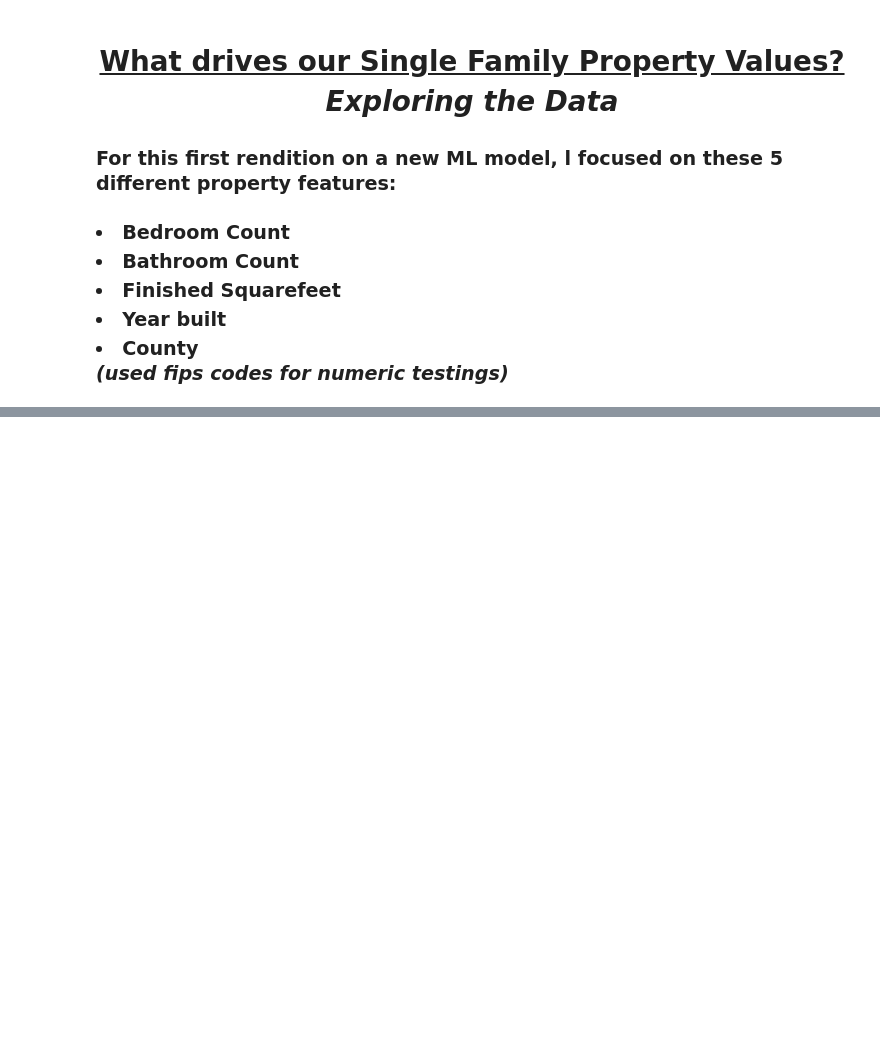
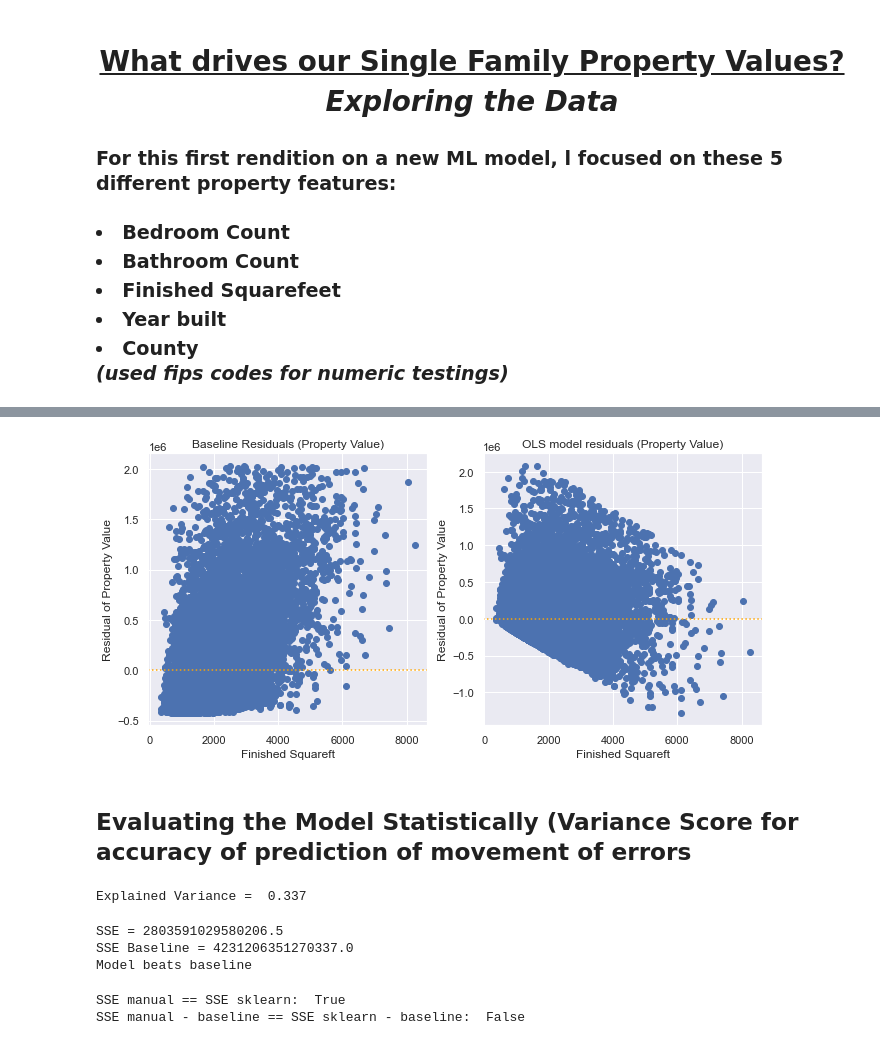
Before and after one commit to jeneyring/Regression_Final_Report, a Jupyter notebook: Final_Report.ipynb, the cells around one changed output, grey strips where cells are left out. Saved outputs shown, nothing was run; the diff lists cells and outputs as text; code cells hidden in the pictures; blank space fills up the shorter version.

```diff
--- a/Final_Report.ipynb
+++ b/Final_Report.ipynb
@@ -92,0 +176,5 @@ plt.show()
+# %%
+from sklearn.linear_model import LinearRegression
+# create the model object and fit the model to train_scaled data
+model = LinearRegression().fit(X_train, y_train)
+predictions = model.predict(X_train)
@@ -92,0 +183,7 @@ plt.show()
+# %%
+baseline = train_scaled.taxvaluedollarcnt.mean()
+train_scaled['yhat'] = predictions
+
+#let's add the baseline to the the dataframe
+train_scaled['baseline'] = train_scaled.taxvaluedollarcnt.mean()
+train_scaled.head()
@@ -92,0 +199,5 @@ plt.show()
+# %%
+# first I need to create residuals (ie residuals = actual - predicted)
+train_scaled['residual'] = train_scaled.taxvaluedollarcnt - train_scaled.yhat
+train_scaled['baseline_residual'] = train_scaled.taxvaluedollarcnt - train_scaled.baseline
+train_scaled.head()
@@ -92,0 +211,59 @@ plt.show()
+# %%
+#Let's plot!
+#Here are the residual plots (calculated finished square feet vs residual)
+
+###METHODS USED:
+
+plt.figure(figsize = (11,5))
+
+plt.subplot(121)
+plt.scatter(train_scaled.calculatedfinishedsquarefeet, train_scaled.baseline_residual)
+plt.axhline(y = 0, ls = ':', color ='orange')
+plt.xlabel('Finished Squareft')
+plt.ylabel('Residual of Property Value')
+plt.title('Baseline Residuals (Property Value)')
+
+plt.subplot(122)
+plt.scatter(train_scaled.calculatedfinishedsquarefeet, train_scaled.residual)
+plt.axhline(y = 0, ls = ':', color ='orange')
+plt.xlabel('Finished Squareft')
+plt.ylabel('Residual of Property Value')
+plt.title('OLS model residuals (Property Value)');
+# %% [output]
+[figure, added]
+# %% [markdown]
+## Evaluating the Model Statistically (Variance Score for accuracy of prediction of movement of errors
+# %%
+from sklearn.metrics import explained_variance_score
+#creating an explained variance score to determine the dipersion of errors in the data set
+## (aka, how much of the data the model can accurately predict...)
+evs = explained_variance_score(train_scaled.taxvaluedollarcnt, train_scaled.yhat)
+print('Explained Variance = ', round(evs,3))
+# %% [output]
+Explained Variance =  0.337
+# %%
+#SUM OF SQUARED ERRORS:
+SSE = train_scaled['residual^2'].sum()
+SSE_baseline = train_scaled['baseline_residual^2'].sum()
+
+print('SSE =', "{:.1f}".format(SSE))
+print("SSE Baseline =", "{:.1f}".format(SSE_baseline))
+if SSE < SSE_baseline:
+    print ('Model beats baseline')
+else:
+    print ('Baseline beats model')
+# %% [output]
+SSE = 2803591029580206.5
+SSE Baseline = 4231206351270337.0
+Model beats baseline
+# %%
+from sklearn.metrics import mean_squared_error
+
+SSE2 = mean_squared_error(train_scaled.taxvaluedollarcnt, train_scaled.yhat)*len(train_scaled)
+SSE2_baseline = mean_squared_error(train_scaled.taxvaluedollarcnt, train_scaled.baseline)*len(train_scaled)
+
+print("SSE manual == SSE sklearn: ", SSE == SSE2)
+print("SSE manual - baseline == SSE sklearn - baseline: ", SSE_baseline == SSE2_baseline)
+# %% [output]
+SSE manual == SSE sklearn:  True
+SSE manual - baseline == SSE sklearn - baseline:  False
```
Also changed, not shown: parts of 26 cells of this notebook, 2 other files.
